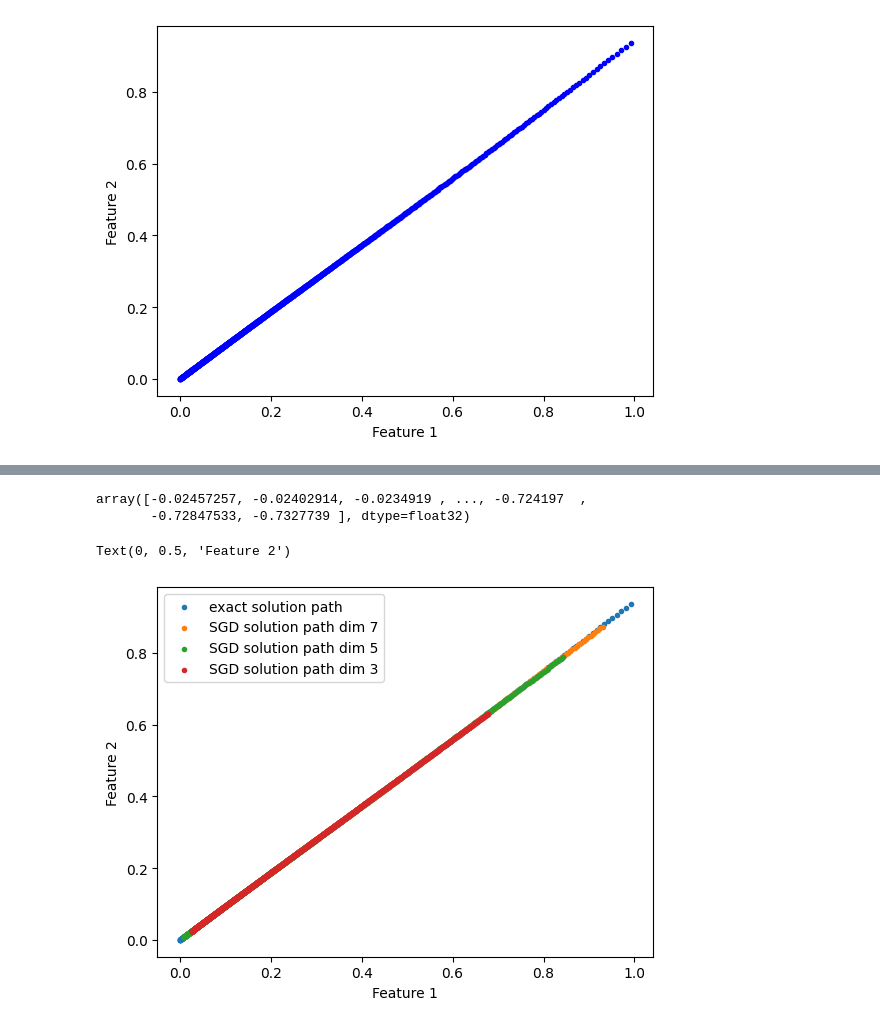
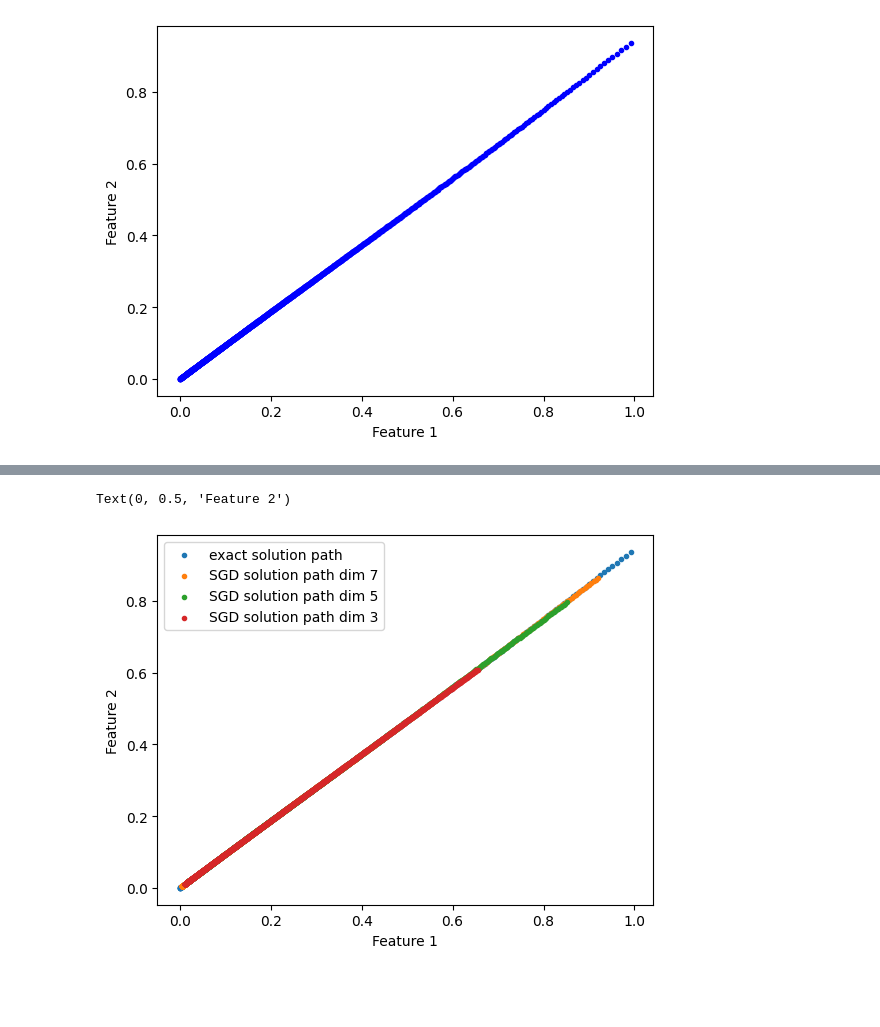
Before and after one commit to Cumberkid/Learning-the-Optimal-Solution-Path, a Jupyter notebook: Visualizing_the_Solution_Path_on_2d_Synthetic_Data.ipynb, the cells around one changed output, grey strips where cells are left out. Drawn from its saved outputs; the diff is of its cells as text; code cells hidden in the pictures; blank space fills up the shorter version.

```diff
--- a/Visualizing_the_Solution_Path_on_2d_Synthetic_Data.ipynb
+++ b/Visualizing_the_Solution_Path_on_2d_Synthetic_Data.ipynb
@@ -189,12 +194,34 @@ plt.show()
 # %%
-basis_dim = 5
-epoch = 500
+# Create a scatter plot
+plt.scatter(thetas[:, 0], thetas[:, 1], marker='.', label='exact solution path')
+
+epoch = 1000
 lr = 0.5**4
+
+delta_lam = (lam_max - lam_min)/num_grid
+lambdas = torch.arange(lam_max, lam_min, (-1)*delta_lam).to(device)
+
 np.random.seed(8675309)
 torch.manual_seed(8675309)
-model = my_module.Basis_TF_SGD(input_dim_syn, basis_dim, phi_lam, intercept=True).to(device)# reg_param = 0 here is only a space holder
-optimizer = torch.optim.SGD(model.parameters(), lr=lr)
-optimizer.zero_grad()
 
-for t in range(epoch):
-    my_module.train_SGD(syn_data_loader, model, criterion, optimizer)
+for basis_dim in range(7, 2, -2):
+    model = my_module.Basis_TF_SGD(input_dim_syn, basis_dim, phi_lam, intercept=True).to(device)# reg_param = 0 here is only a space holder
+    optimizer = torch.optim.SGD(model.parameters(), lr=lr)
+    optimizer.zero_grad()
+
+    for t in range(epoch):
+        my_module.train_SGD(syn_data_loader, model, criterion, optimizer)
+
+    thetas_SGD = []
+    for lam in lambdas:
+        thetas_SGD.append(model(lam).data.detach().numpy())
+    thetas_SGD = np.array(thetas_SGD)
+    plt.scatter(thetas_SGD[:, 1], thetas_SGD[:, 2], marker='.', label=f'SGD solution path dim {basis_dim}')
+
+plt.legend()
+# Add labels and legend
+plt.xlabel('Feature 1')
+plt.ylabel('Feature 2')
+# %% [output]
+Text(0, 0.5, 'Feature 2')
+[figure, added]
@@ -208,39 +227,0 @@ thetas_SGD = np.array(thetas_SGD)
-# %%
-thetas_SGD[:, 0]
-# %% [output]
-array([-0.02457257, -0.02402914, -0.0234919 , ..., -0.724197  ,
-       -0.72847533, -0.7327739 ], dtype=float32)
-# %%
-# Create a scatter plot
-plt.scatter(thetas[:, 0], thetas[:, 1], marker='.', label='exact solution path')
-
-epoch = 500
-lr = 0.5**4
-
-delta_lam = (lam_max - lam_min)/num_grid
-lambdas = torch.arange(lam_max, lam_min, (-1)*delta_lam).to(device)
-
-np.random.seed(8675309)
-torch.manual_seed(8675309)
-
-for basis_dim in range(7, 2, -2):
-    model = my_module.Basis_TF_SGD(input_dim_syn, basis_dim, phi_lam, intercept=True).to(device)# reg_param = 0 here is only a space holder
-    optimizer = torch.optim.SGD(model.parameters(), lr=lr)
-    optimizer.zero_grad()
-
-    for t in range(epoch):
-        my_module.train_SGD(syn_data_loader, model, criterion, optimizer)
-
-    thetas_SGD = []
-    for lam in lambdas:
-        thetas_SGD.append(model(lam).data.detach().numpy())
-    thetas_SGD = np.array(thetas_SGD)
-    plt.scatter(thetas_SGD[:, 1], thetas_SGD[:, 2], marker='.', label=f'SGD solution path dim {basis_dim}')
-
-plt.legend()
-# Add labels and legend
-plt.xlabel('Feature 1')
-plt.ylabel('Feature 2')
-# %% [output]
-Text(0, 0.5, 'Feature 2')
-[figure, removed]
```
Also changed, not shown: parts of 10 cells of this notebook.
